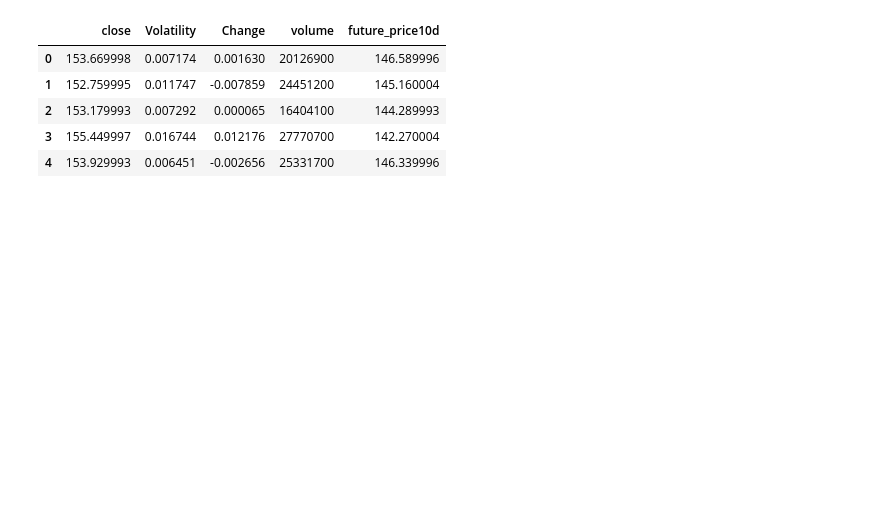
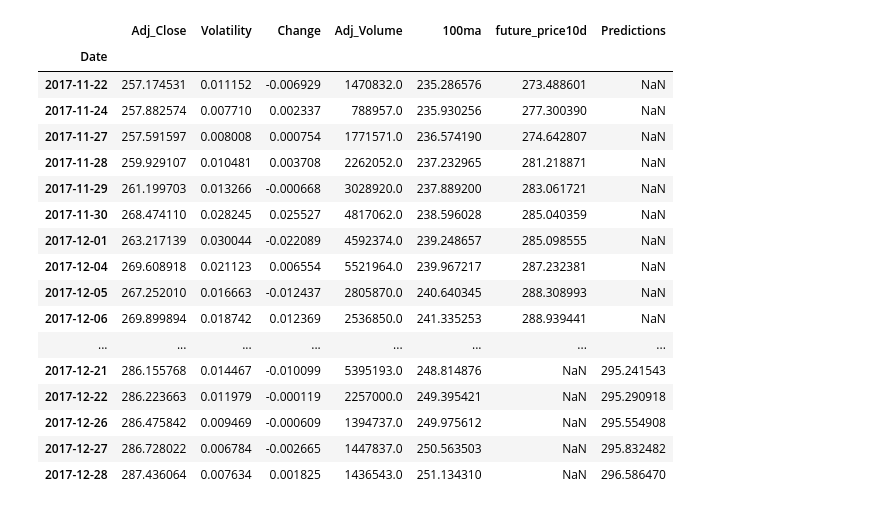
Before and after one commit to MartinMolestina/IH_finalproject, a Jupyter notebook: code/LinearRegression.ipynb, the cells around one changed output. Drawn from its saved outputs; the diff is of its cells as text; code cells hidden in the pictures; blank space fills up the shorter version.

```diff
--- a/code/LinearRegression.ipynb
+++ b/code/LinearRegression.ipynb
@@ -197,9 +237,0 @@ See the caveats in the documentation: http://pandas.pydata.org/pandas-docs/stabl
-# %%
-apple_clean.head()
-# %% [output]
-|  | close | Volatility | Change | volume | future_price10d |
-| 0 | 153.669998 | 0.007174 | 0.001630 | 20126900 | 146.589996 |
-| 1 | 152.759995 | 0.011747 | -0.007859 | 24451200 | 145.160004 |
-| 2 | 153.179993 | 0.007292 | 0.000065 | 16404100 | 144.289993 |
-| 3 | 155.449997 | 0.016744 | 0.012176 | 27770700 | 142.270004 |
-| 4 | 153.929993 | 0.006451 | -0.002656 | 25331700 | 146.339996 |
@@ -205,0 +241,21 @@ apple_clean.head()
+# %%
+boeing_clean.tail(25)
+# %% [output]
+|  | Adj_Close | Volatility | Change | Adj_Volume | 100ma | future_price10d | Predictions |
+| Date |  |  |  |  |  |  |  |
+| 2017-11-22 | 257.174531 | 0.011152 | -0.006929 | 1470832.0 | 235.286576 | 273.488601 | NaN |
+| 2017-11-24 | 257.882574 | 0.007710 | 0.002337 | 788957.0 | 235.930256 | 277.300390 | NaN |
+| 2017-11-27 | 257.591597 | 0.008008 | 0.000754 | 1771571.0 | 236.574190 | 274.642807 | NaN |
+| 2017-11-28 | 259.929107 | 0.010481 | 0.003708 | 2262052.0 | 237.232965 | 281.218871 | NaN |
+| 2017-11-29 | 261.199703 | 0.013266 | -0.000668 | 3028920.0 | 237.889200 | 283.061721 | NaN |
+| 2017-11-30 | 268.474110 | 0.028245 | 0.025527 | 4817062.0 | 238.596028 | 285.040359 | NaN |
+| 2017-12-01 | 263.217139 | 0.030044 | -0.022089 | 4592374.0 | 239.248657 | 285.098555 | NaN |
+| 2017-12-04 | 269.608918 | 0.021123 | 0.006554 | 5521964.0 | 239.967217 | 287.232381 | NaN |
+| 2017-12-05 | 267.252010 | 0.016663 | -0.012437 | 2805870.0 | 240.640345 | 288.308993 | NaN |
+| 2017-12-06 | 269.899894 | 0.018742 | 0.012369 | 2536850.0 | 241.335253 | 288.939441 | NaN |
+| ... | ... | ... | ... | ... | ... | ... | ... |
+| 2017-12-21 | 286.155768 | 0.014467 | -0.010099 | 5395193.0 | 248.814876 | NaN | 295.241543 |
+| 2017-12-22 | 286.223663 | 0.011979 | -0.000119 | 2257000.0 | 249.395421 | NaN | 295.290918 |
+| 2017-12-26 | 286.475842 | 0.009469 | -0.000609 | 1394737.0 | 249.975612 | NaN | 295.554908 |
+| 2017-12-27 | 286.728022 | 0.006784 | -0.002665 | 1447837.0 | 250.563503 | NaN | 295.832482 |
+| 2017-12-28 | 287.436064 | 0.007634 | 0.001825 | 1436543.0 | 251.134310 | NaN | 296.586470 |
```
Also changed, not shown: parts of 6 cells of this notebook, 5 other files.
